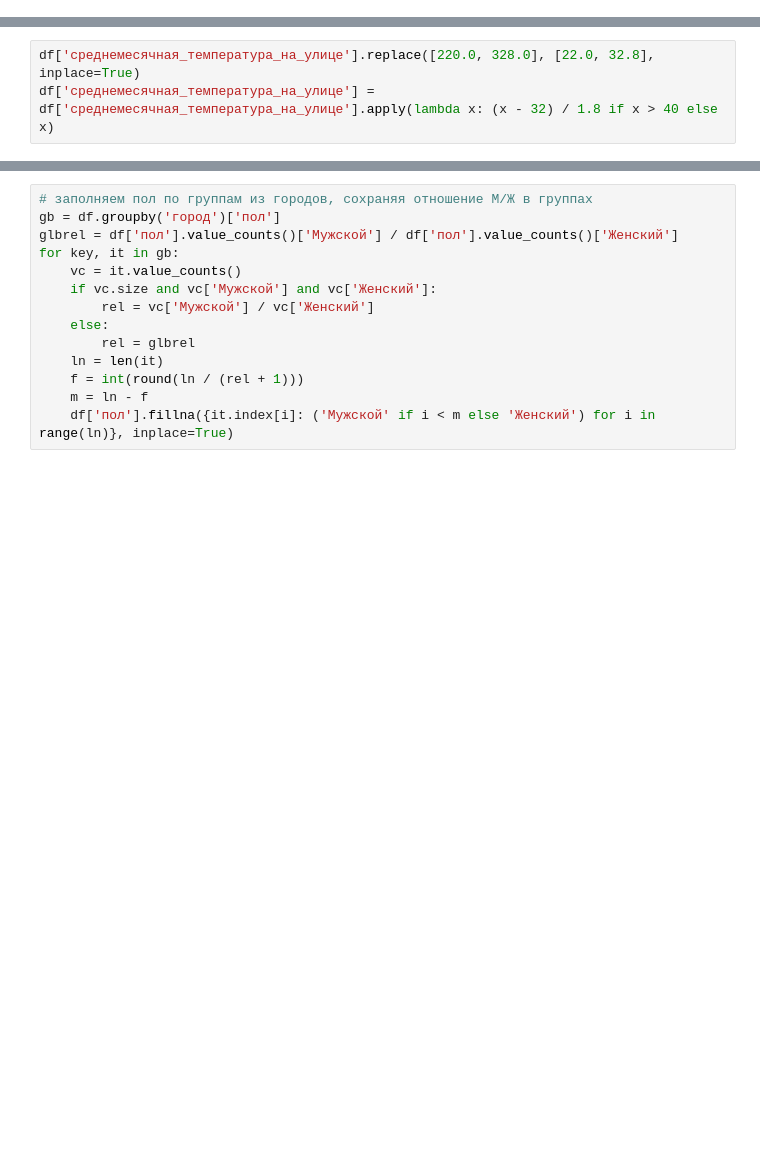
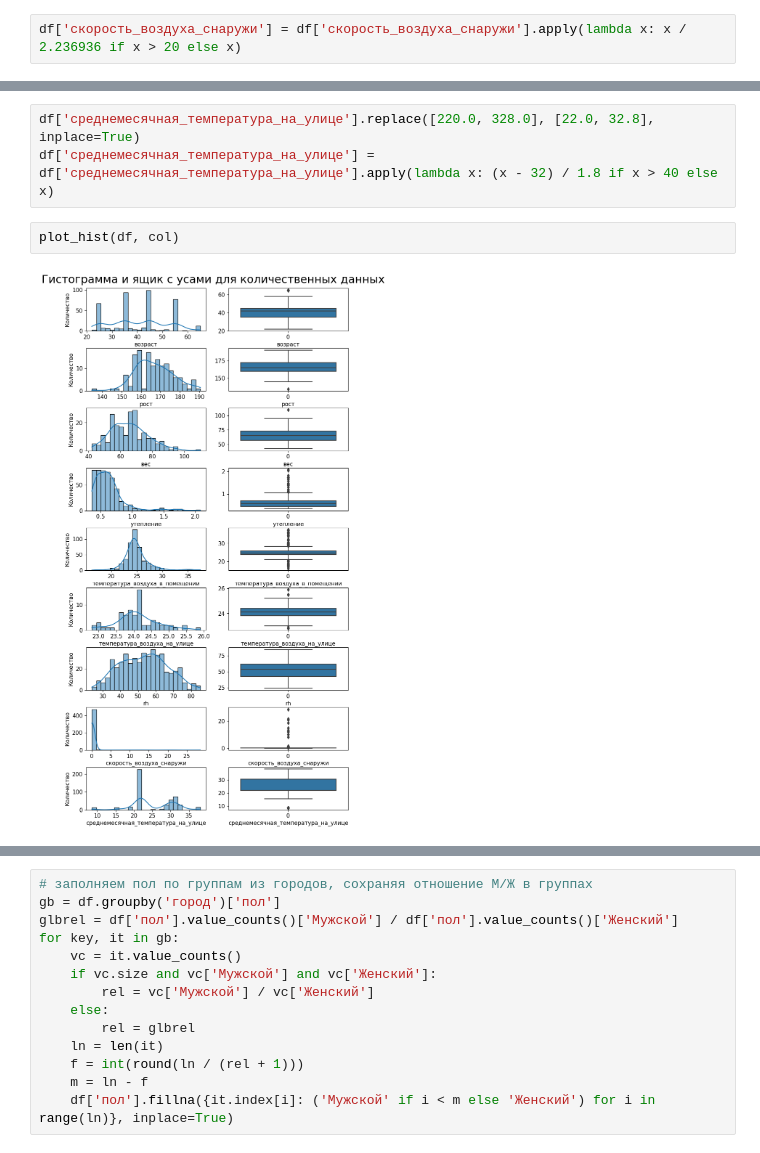
Before and after one commit to olegg366/SCHAD_household_services_09, a Jupyter notebook: main.ipynb, the cells around one changed output, grey strips where cells are left out. Drawn from its saved outputs; the diff is of its cells as text; blank space fills up the shorter version.

```diff
--- a/main.ipynb
+++ b/main.ipynb
@@ -182,3 +231,5 @@ Name: скорость_воздуха, dtype: float64
+# %%
+df['скорость_воздуха_снаружи'] = df['скорость_воздуха_снаружи'].apply(lambda x: x / 2.236936 if x > 20 else x)
 # %%
 df['среднемесячная_температура_на_улице'][df['среднемесячная_температура_на_улице'] >= 40]
 # %% [output]
@@ -200,3 +251,7 @@ Name: среднемесячная_температура_на_улице, dtype
 # %%
 df['среднемесячная_температура_на_улице'].replace([220.0, 328.0], [22.0, 32.8], inplace=True)
 df['среднемесячная_температура_на_улице'] = df['среднемесячная_температура_на_улице'].apply(lambda x: (x - 32) / 1.8 if x > 40 else x)
+# %%
+plot_hist(df, col)
+# %% [output]
+[figure, added]
```
Also changed, not shown: parts of 20 cells of this notebook.
